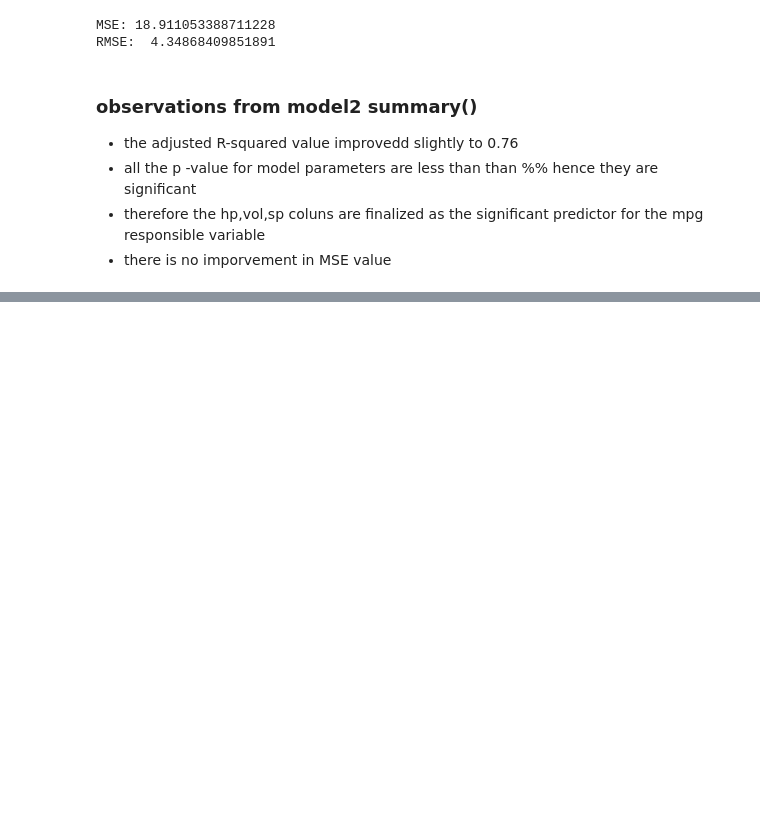
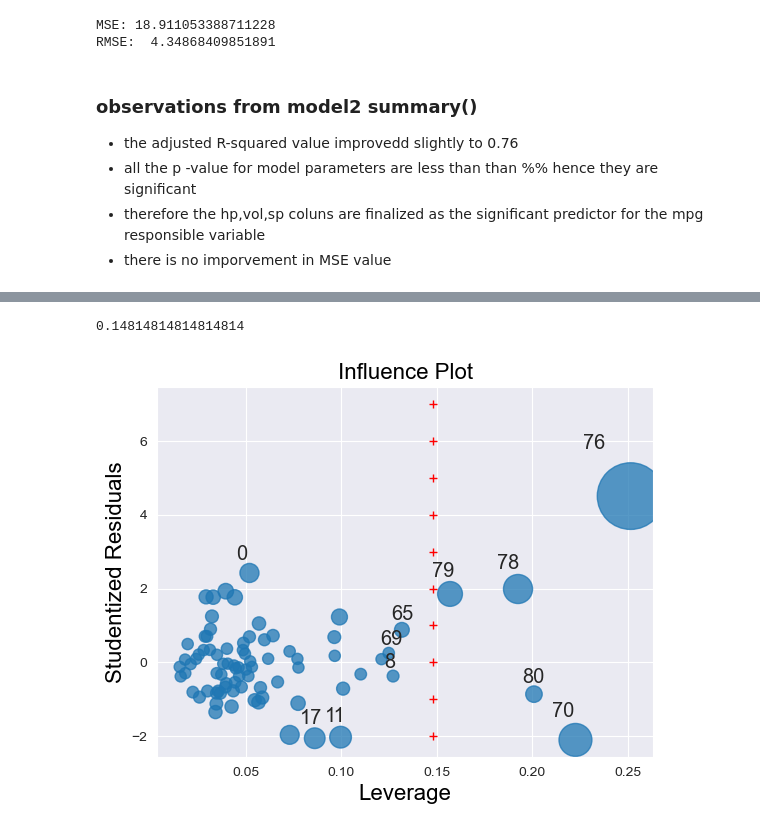
Before and after one commit to Danishheheh/aiml, a Jupyter notebook: MultipleLinearregression.ipynb, the cells around one changed output, grey strips where cells are left out. Saved outputs shown, nothing was run; the diff lists cells and outputs as text; code cells hidden in the pictures; blank space fills up the shorter version.

```diff
--- a/MultipleLinearregression.ipynb
+++ b/MultipleLinearregression.ipynb
@@ -305,0 +314,16 @@ RMSE:  4.34868409851891
+# %%
+k=3
+n=81
+leverage_cutoff=3*((k+1)/n)
+leverage_cutoff
+# %% [output]
+0.14814814814814814
+# %%
+from statsmodels.graphics.regressionplots import influence_plot
+influence_plot(model,apha=.05)
+y=[i for i in range(-2,8)]
+x=[leverage_cutoff for i in range(10)]
+plt.plot(x,y,'r+')
+plt.show()
+# %% [output]
+[figure, added]
```
Also changed, not shown: parts of 13 cells of this notebook.
